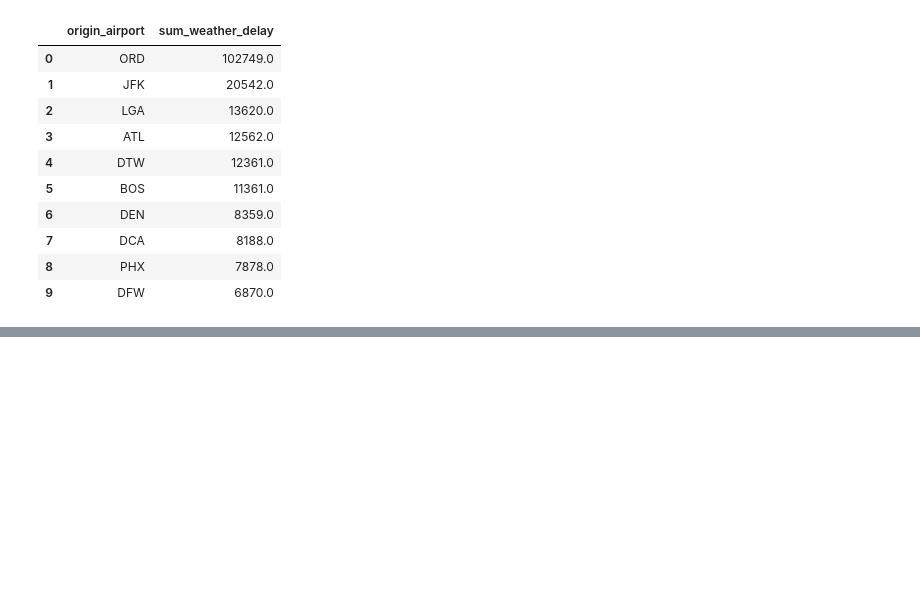
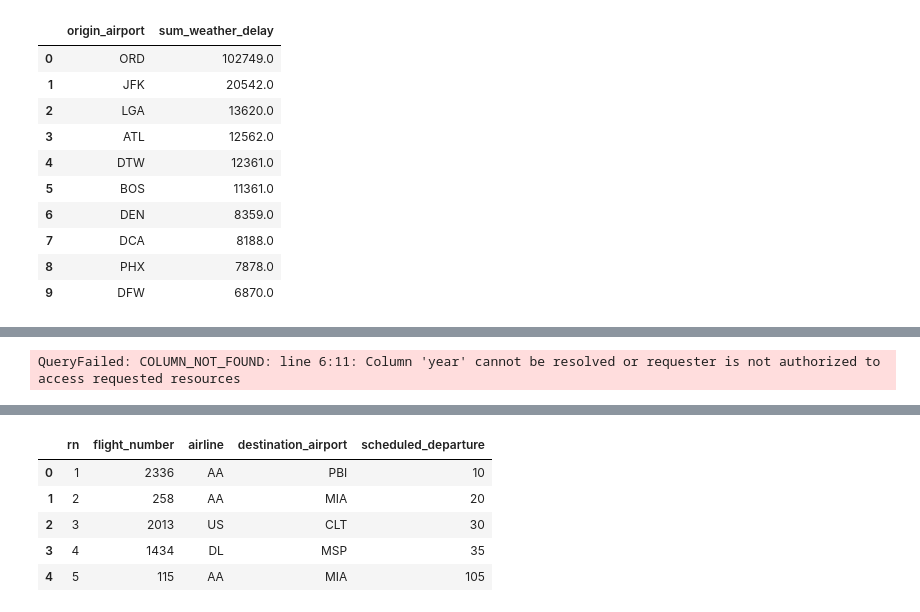
Before and after one commit to azu-ord/flights-data-engineering-a, a Jupyter notebook: notebooks/flights_analytics.ipynb, the cells around one changed output, grey strips where cells are left out. Cells and saved outputs as stored; diff of their text form; code cells hidden in the pictures; blank space fills up the shorter version.

```diff
--- a/notebooks/flights_analytics.ipynb
+++ b/notebooks/flights_analytics.ipynb
@@ -219,0 +286,73 @@ with engine.connect() as conn:
+# %%
+# W2
+# W2. ¿Cuál fue la variación mes a mes en el total de vuelos durante 2015?
+# Usa LAG() para calcular la diferencia absoluta y el cambio porcentual respecto al mes anterior.
+# Ordena por mes.
+
+query_w2 = """
+WITH vuelos_por_mes AS (
+    SELECT
+        month,
+        COUNT(*) AS total_vuelos
+    FROM flights_monthly
+    WHERE year = 2015
+    GROUP BY month
+)
+SELECT
+    month,
+    total_vuelos,
+    LAG(total_vuelos) OVER (ORDER BY month) AS vuelos_mes_anterior,
+    total_vuelos - LAG(total_vuelos) OVER (ORDER BY month) AS diferencia_absoluta,
+    (
+        (total_vuelos - LAG(total_vuelos) OVER (ORDER BY month)) * 100.0
+        / LAG(total_vuelos) OVER (ORDER BY month)
+    ) AS cambio_porcentual
+FROM vuelos_por_mes
+ORDER BY month;
+"""
+
+df_w2 = wr.athena.read_sql_query(
+    query_w2,
+    database=DATABASE_NAME,
+    ctas_approach=False,
+)
+
+df_w2
+# %% [output]
+QueryFailed: COLUMN_NOT_FOUND: line 6:11: Column 'year' cannot be resolved or requester is not authorized to access requested resources
+# %%
+# W3. Para el aeropuerto LAX el día 2015-01-01, ¿cuáles fueron los primeros 5 vuelos según el horario de salida programado?
+# Usa ROW_NUMBER() particionando por (year, month, day, origin_airport) y ordenando por SCHEDULED_DEPARTURE ASC.
+# Muestra el número de vuelo, aerolínea, destino y horario.
+query_w3 = """
+with vuelos_lax as (
+select
+	flight_number,
+	airline,
+	year,
+	month,
+	day,
+	origin_airport,
+	destination_airport,
+	scheduled_departure,
+	ROW_NUMBER() over(
+	partition by year,month,day,origin_airport
+	order by scheduled_departure asc
+	) AS rn
+from flights
+where origin_airport = 'LAX' and year = '2015' and "month" = 1 and "day" = 1
+)
+select
+	rn,
+	flight_number,
+    airline,
+    destination_airport,
+    scheduled_departure
+from vuelos_lax
+where rn <=5
+order by rn"""
+with engine.connect() as conn:
+    result_W3 = pd.read_sql(query_w3, conn)
+    logger.info("✓ Consulta W3 ejecutada con éxito")
+    display(result_W3)
+# %% [output]
@@ -219,0 +360,6 @@ with engine.connect() as conn:
+|  | rn | flight_number | airline | destination_airport | scheduled_departure |
+| 0 | 1 | 2336 | AA | PBI | 10 |
+| 1 | 2 | 258 | AA | MIA | 20 |
+| 2 | 3 | 2013 | US | CLT | 30 |
+| 3 | 4 | 1434 | DL | MSP | 35 |
+| 4 | 5 | 115 | AA | MIA | 105 |
```
Also changed, not shown: parts of 6 cells of this notebook.
